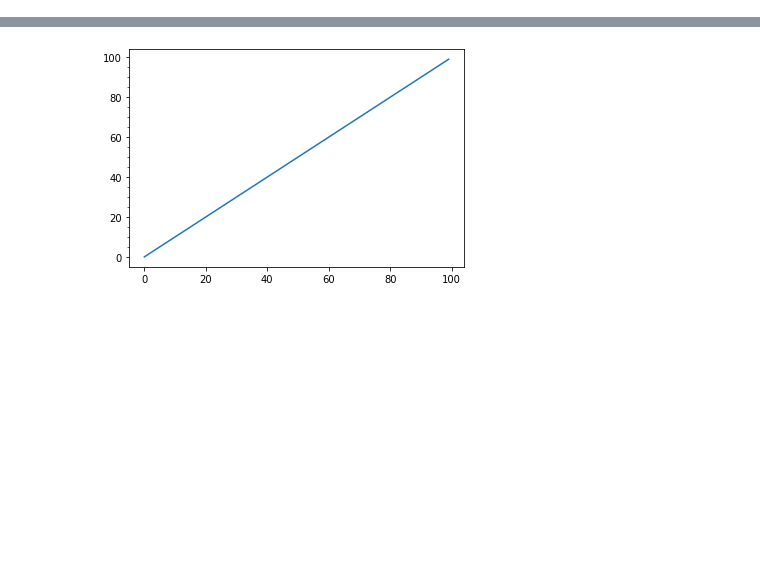
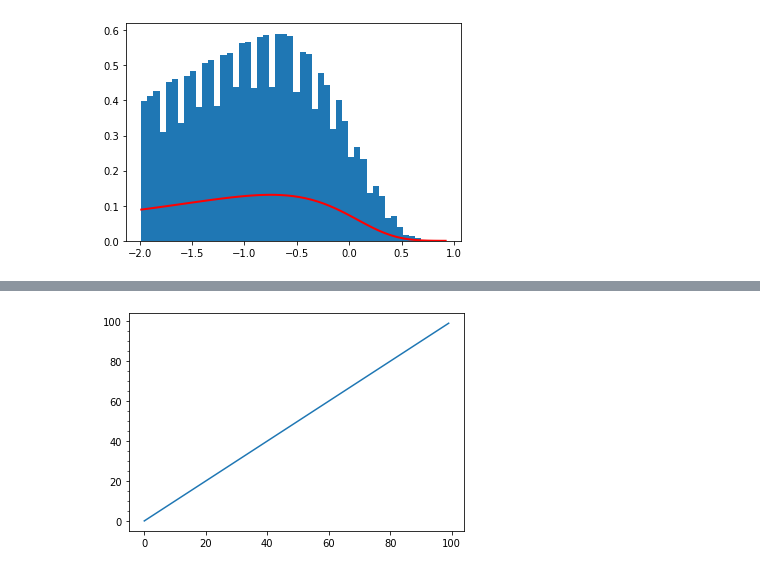
Before and after one commit to lovetomatoes/BHMF, a Jupyter notebook: Untitled.ipynb, the cells around one changed output, grey strips where cells are left out. Cells and saved outputs as stored; diff of their text form; code cells hidden in the pictures; blank space fills up the shorter version.

```diff
--- a/Untitled.ipynb
+++ b/Untitled.ipynb
@@ -2,0 +37,6 @@ from PYmodule import *
+# %%
+t_life, logd_fit, l_cut, a = 18.7555167,  -1.2574505,   0.87372563,  0.20389703; f_seed = 0.01
+l_cut = 10
+T_l = ascii.read('../temp/distf2N5_08192350_BHatz6.txt', guess=False, delimiter=' ')
+T_l.info
+ls = T_l['ls']
@@ -2,0 +81,14 @@ from PYmodule import *
+# %%
+ashape, scale = a, l_cut  # mean=4, std=2*sqrt(2)
+s = T_l['ls']
+
+count, bins, ignored = plt.hist(np.log10(s), 50, density=True)
+ls = pow(10., bins)
+y = ls**(shape-1)*(np.exp(-bins/scale) /
+                     (sps.gamma(shape)*scale**shape))
+y = ls**(shape)*(np.exp(-ls/scale) /
+                     (sps.gamma(shape)*scale**shape))
+plt.plot(bins, y, linewidth=2, color='r')
+plt.show()
+# %% [output]
+[figure, added]
```
Also changed, not shown: parts of 14 cells of this notebook, 7 other files.
